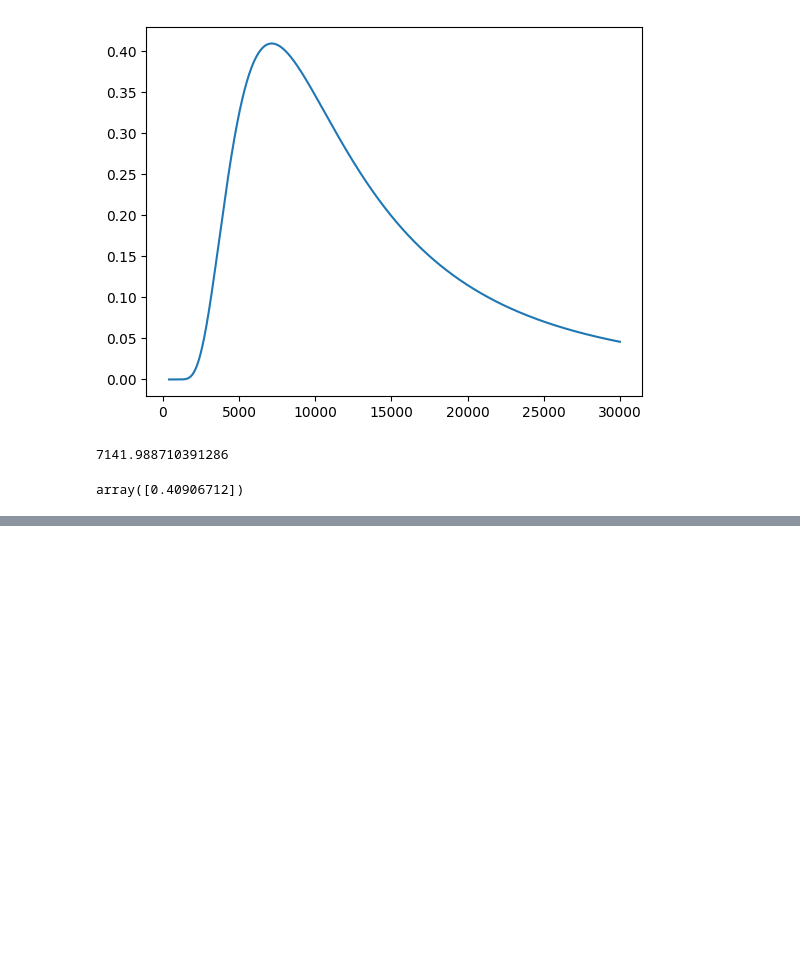
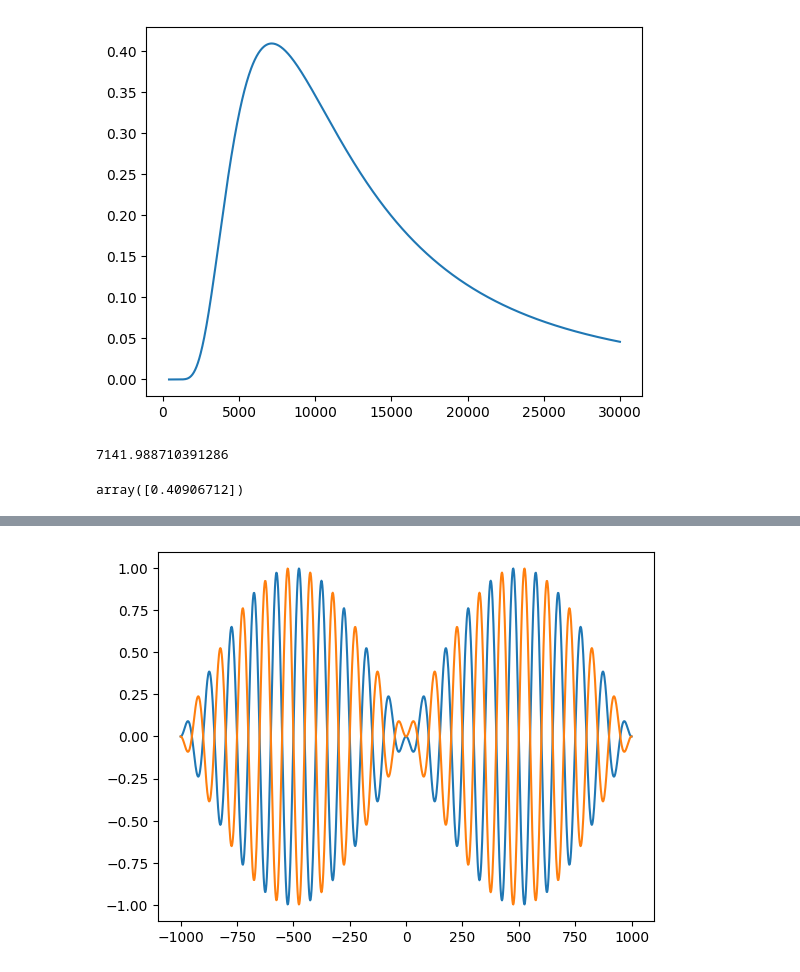
Before and after one commit to KonoEmllikDa/Fisica-Computacional, a Jupyter notebook: Física Computacional.ipynb, the cells around one changed output, grey strips where cells are left out. Saved outputs shown, nothing was run; the diff lists cells and outputs as text; code cells hidden in the pictures; blank space fills up the shorter version.

```diff
--- a/Física Computacional.ipynb
+++ b/Física Computacional.ipynb
@@ -1547,0 +1587,5 @@ array([0.40906712])
+# %%
+plotfunc(-1000,1000,1000, lambda y : FourierSeries(lambda n: np.sin(np.pi*n/1000)*np.sin(20*np.pi*n/1000),y,-1000,1000,1000,100))
+plotfunc(-1000,1000,1000,lambda n: np.sin(np.pi*n/1000)*np.sin(20*np.pi*n/1000))
+# %% [output]
+[figure, added]
```
Also changed, not shown: parts of 11 cells of this notebook.
